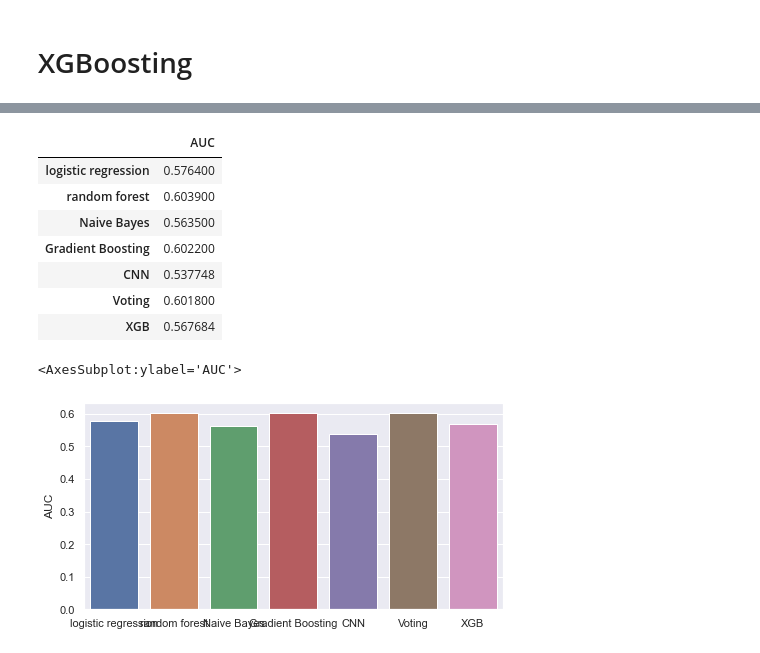
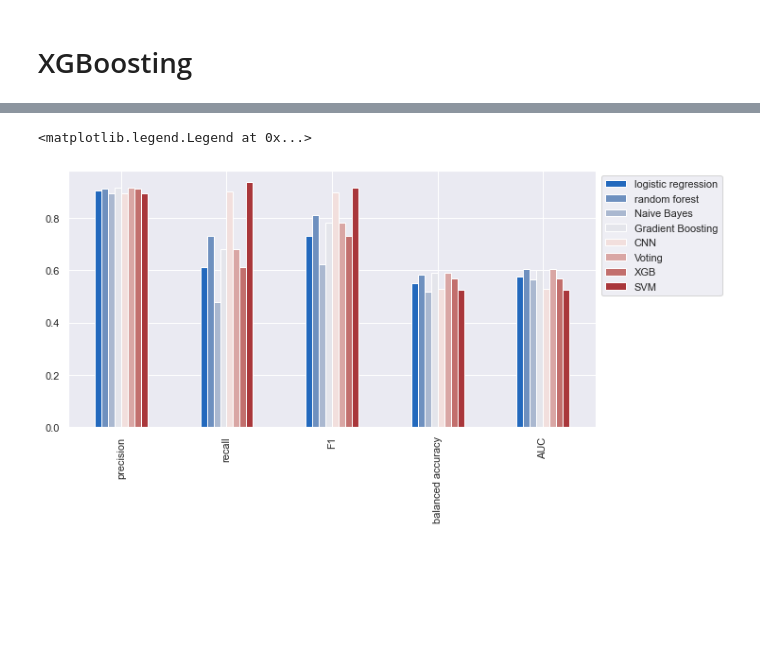
Before and after one commit to Rab6it/COMP5703_code, a Jupyter notebook: project.ipynb, the cells around one changed output, grey strips where cells are left out. Cells and saved outputs as stored; diff of their text form; code cells hidden in the pictures; blank space fills up the shorter version.

```diff
--- a/project.ipynb
+++ b/project.ipynb
@@ -1176,0 +1231,14 @@ xgb_auc: 0.567684
+# %%
+from sklearn.ensemble import VotingClassifier
+
+rf = RandomForestClassifier(n_estimators = 100,max_depth=1,random_state = 41)
+gb = GradientBoostingClassifier(n_estimators=100, learning_rate=0.01, max_depth=1, random_state=41)
+
+ve = VotingClassifier(
+        estimators=[('rf', rf), ('gb', gb)],
+        voting='soft', weights=[.4, .6]
+    )
+
+ve_report, ve_scores = clf(ve, X_train_4[select_fea],SMOTE_y,X_test_4[select_fea],y_test_1)
+print('test scores:',ve_scores)
+print('confusion matrix:\n',ve_report)
@@ -1255,19 +1251,0 @@ sns.barplot(x = bal_acc.index, y = 'balanced accuracy',data = bal_acc)
-# %%
-# auc
-auc = [lr_scores[5],rf_scores[5],nb_scores[5],gb_scores[5],cnn_auc, ve_scores[5],xgb_auc]
-auc = pd.DataFrame(auc, index = ['logistic regression','random forest','Naive Bayes','Gradient Boosting','CNN', 'Voting','XGB'], columns = ['AUC'])
-auc
-# %% [output]
-|  | AUC |
-| logistic regression | 0.576400 |
-| random forest | 0.603900 |
-| Naive Bayes | 0.563500 |
-| Gradient Boosting | 0.602200 |
-| CNN | 0.537748 |
-| Voting | 0.601800 |
-| XGB | 0.567684 |
-# %%
-sns.barplot(x = auc.index, y = 'AUC',data = auc)
-# %% [output]
-<AxesSubplot:ylabel='AUC'>
-[figure, removed]
@@ -1279,0 +1252,27 @@ y_test_1.to_csv('testing y.csv',index=False)
+# %%
+# precision
+precision = [lr_scores[1],rf_scores[1],nb_scores[1],gb_scores[1], cnn_precision, ve_scores[1], xgb_precision, svm_pre]
+precision = pd.DataFrame(precision, index = ['logistic regression','random forest','Naive Bayes','Gradient Boosting', 'CNN', 'Voting','XGB','SVM'], columns = ['precision'])
+
+# recall
+recall = [lr_scores[2],rf_scores[2],nb_scores[2],gb_scores[2], cnn_recall, ve_scores[2], xgb_recall,svm_rec]
+recall = pd.DataFrame(recall, index = ['logistic regression','random forest','Naive Bayes','Gradient Boosting', 'CNN', 'Voting','XGB','SVM'], columns = ['recall'])
+
+# F1
+F1 = [lr_scores[3],rf_scores[3],nb_scores[3],gb_scores[3],cnn_f1, ve_scores[3], xgb_f1,svm_f1]
+F1 = pd.DataFrame(F1, index = ['logistic regression','random forest','Naive Bayes','Gradient Boosting','CNN', 'Voting','XGB','SVM'], columns = ['F1'])
+
+# balanced accuracy
+bal_acc = [lr_scores[4],rf_scores[4],nb_scores[4],gb_scores[4],cnn_bal, ve_scores[4],xgb_bal,svm_bal]
+bal_acc = pd.DataFrame(bal_acc, index = ['logistic regression','random forest','Naive Bayes','Gradient Boosting','CNN', 'Voting','XGB','SVM'], columns = ['balanced accuracy'])
+
+# auc
+auc = [lr_scores[5],rf_scores[5],nb_scores[5],gb_scores[5],cnn_auc, ve_scores[5],xgb_auc,svm_auc]
+auc = pd.DataFrame(auc, index = ['logistic regression','random forest','Naive Bayes','Gradient Boosting','CNN', 'Voting','XGB','SVM'], columns = ['AUC'])
+# %%
+all_eva = pd.concat([precision,recall,F1,bal_acc,auc],axis = 1).T
+all_eva.plot(y = all_eva.columns,kind = 'bar',figsize = (10,5),colormap = 'vlag')
+plt.legend(bbox_to_anchor=(1,1))
+# %% [output]
+<matplotlib.legend.Legend at 0x...>
+[figure, added]
```
Also changed, not shown: parts of 36 cells of this notebook.
